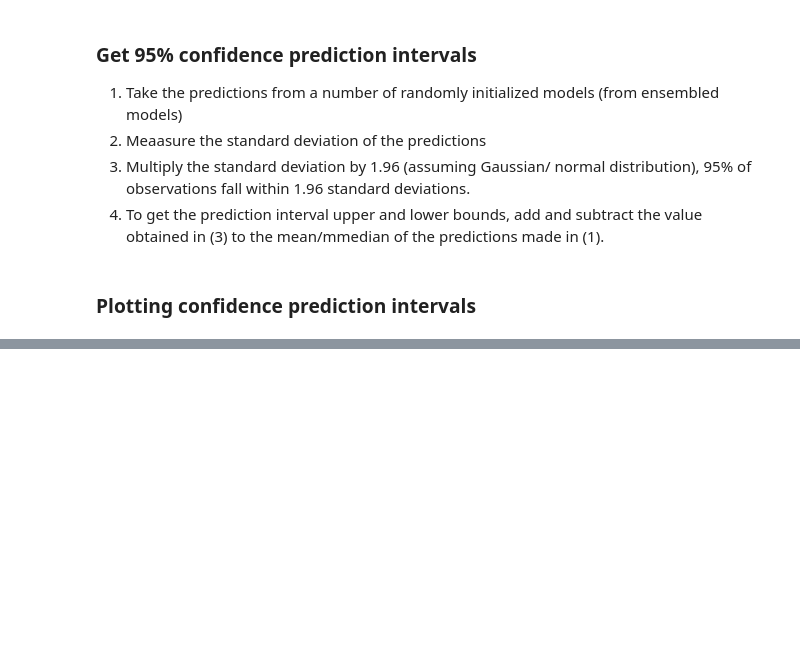
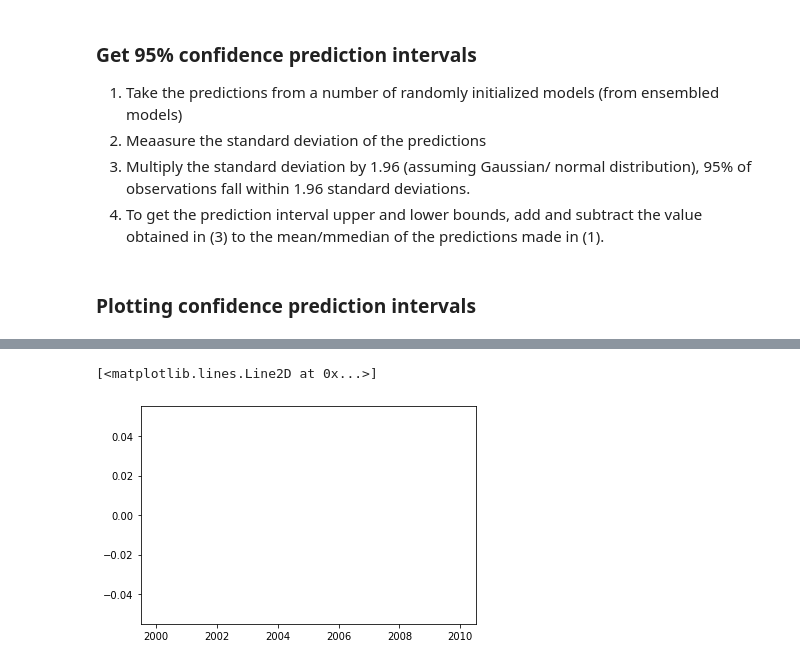
Before and after one commit to Dimisz/tensorflow_projects, a Jupyter notebook: time_series/bitcoin_price_prediction.ipynb, the cells around one changed output, grey strips where cells are left out. Drawn from its saved outputs; the diff is of its cells as text; code cells hidden in the pictures; blank space fills up the shorter version.

```diff
--- a/time_series/bitcoin_price_prediction.ipynb
+++ b/time_series/bitcoin_price_prediction.ipynb
@@ -1872,0 +1876,5 @@ lower, upper
+# %%
+plt.plot(X_test.index[offset:], y_test[offset:])
+# %% [output]
+[<matplotlib.lines.Line2D at 0x...>]
+[figure, added]
```
Also changed, not shown: parts of 2 cells of this notebook.
